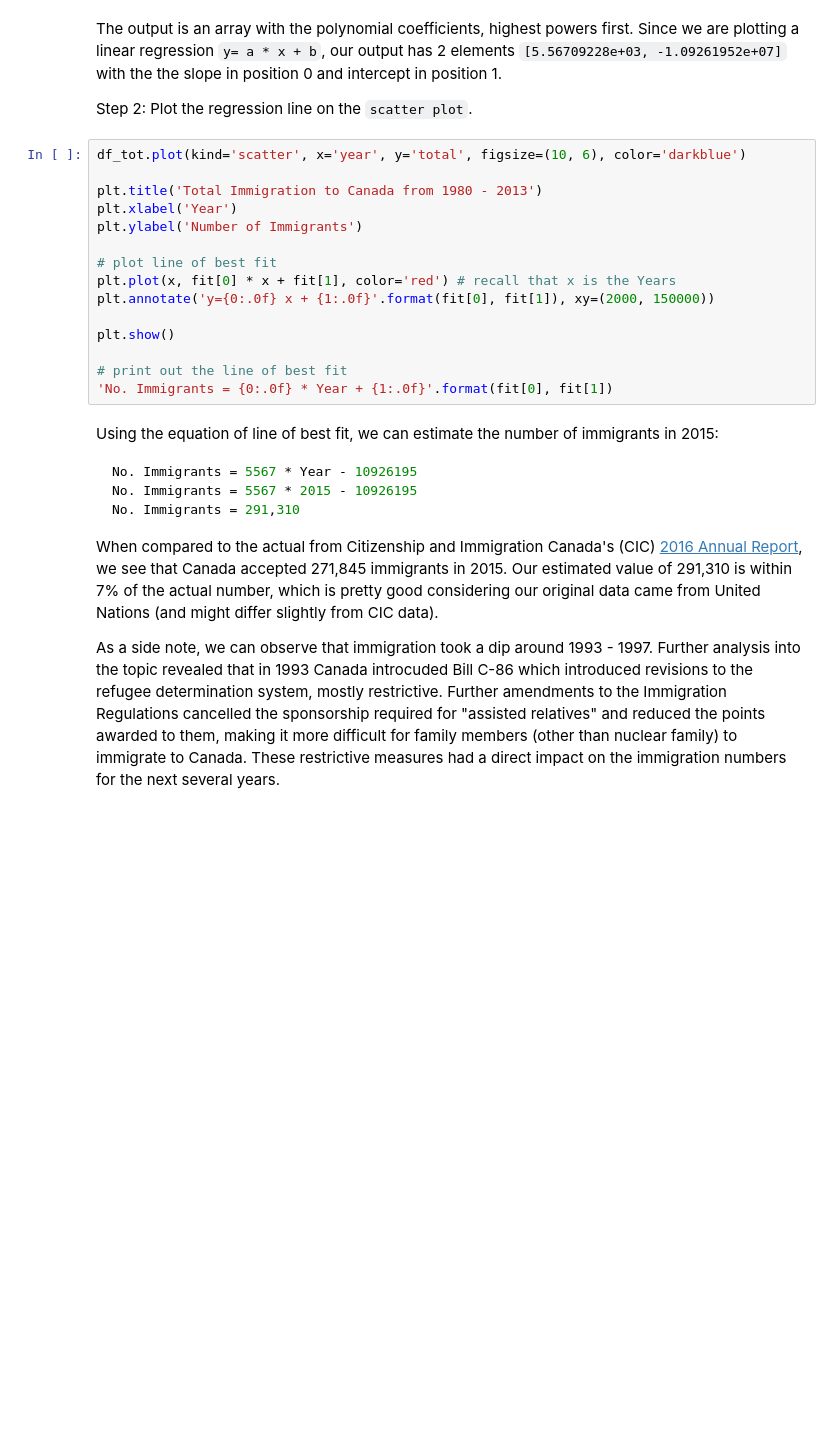
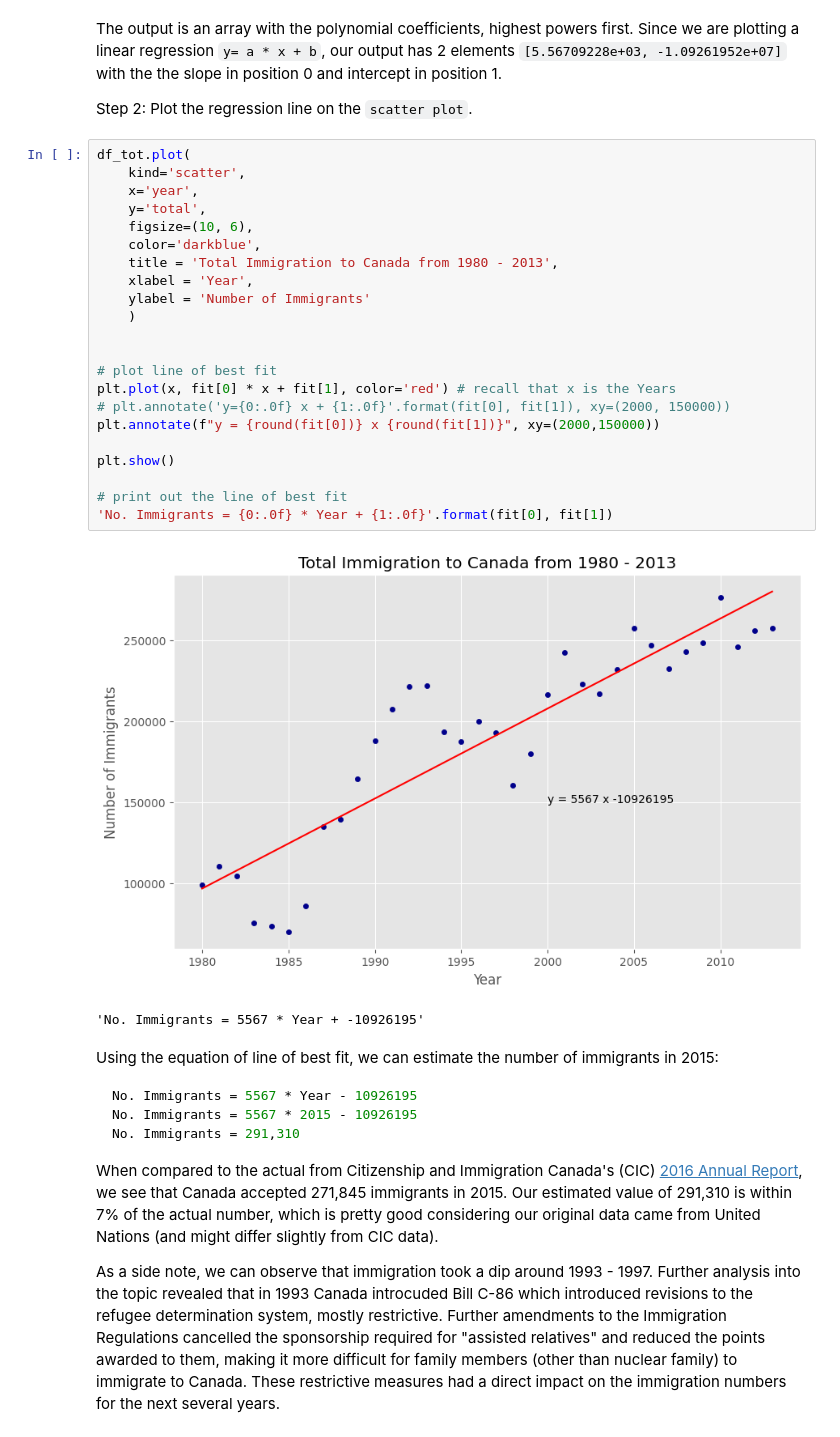
Before and after one commit to Madbubbl3/IBM-Data-Science-Professional-Certificate, a Jupyter notebook: Course 8 Data Visualization/Exercise-Pie-Charts-Box-Plots-Scatter-Plots-and-Bubble-Plots.ipynb, the cells around one changed output. Drawn from its saved outputs; the diff is of its cells as text; blank space fills up the shorter version.

```diff
--- a/Course 8 Data Visualization/Exercise-Pie-Charts-Box-Plots-Scatter-Plots-and-Bubble-Plots.ipynb
+++ b/Course 8 Data Visualization/Exercise-Pie-Charts-Box-Plots-Scatter-Plots-and-Bubble-Plots.ipynb
@@ -735,20 +757,30 @@ The output is an array with the polynomial coefficients, highest powers first. S
 
 Step 2: Plot the regression line on the `scatter plot`.
 # %%
-df_tot.plot(kind='scatter', x='year', y='total', figsize=(10, 6), color='darkblue')
+df_tot.plot(
+	kind='scatter',
+	x='year',
+	y='total',
+	figsize=(10, 6),
+	color='darkblue',
+	title = 'Total Immigration to Canada from 1980 - 2013',
+	xlabel = 'Year',
+	ylabel = 'Number of Immigrants'
+	)
 
-plt.title('Total Immigration to Canada from 1980 - 2013')
-plt.xlabel('Year')
-plt.ylabel('Number of Immigrants')
 
 # plot line of best fit
 plt.plot(x, fit[0] * x + fit[1], color='red') # recall that x is the Years
-plt.annotate('y={0:.0f} x + {1:.0f}'.format(fit[0], fit[1]), xy=(2000, 150000))
+# plt.annotate('y={0:.0f} x + {1:.0f}'.format(fit[0], fit[1]), xy=(2000, 150000))
+plt.annotate(f"y = {round(fit[0])} x {round(fit[1])}", xy=(2000,150000))
 
 plt.show()
 
 # print out the line of best fit
 'No. Immigrants = {0:.0f} * Year + {1:.0f}'.format(fit[0], fit[1])
+# %% [output]
+[figure, added]
+'No. Immigrants = 5567 * Year + -10926195'
 # %% [markdown]
 Using the equation of line of best fit, we can estimate the number of immigrants in 2015:
 
```
Also changed, not shown: parts of 14 cells of this notebook.
